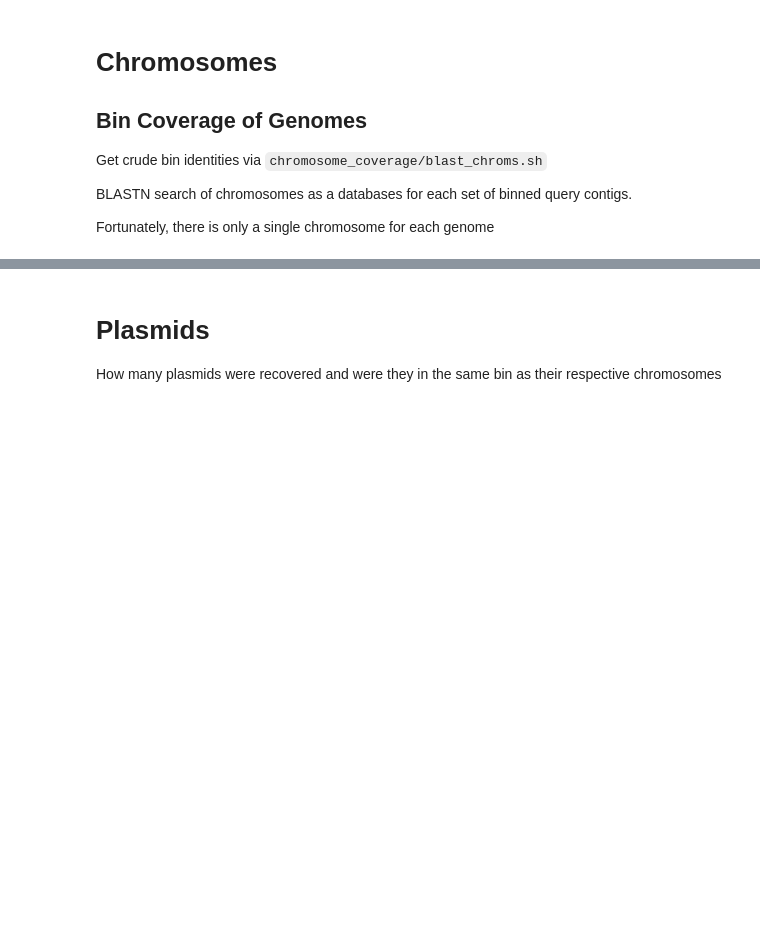
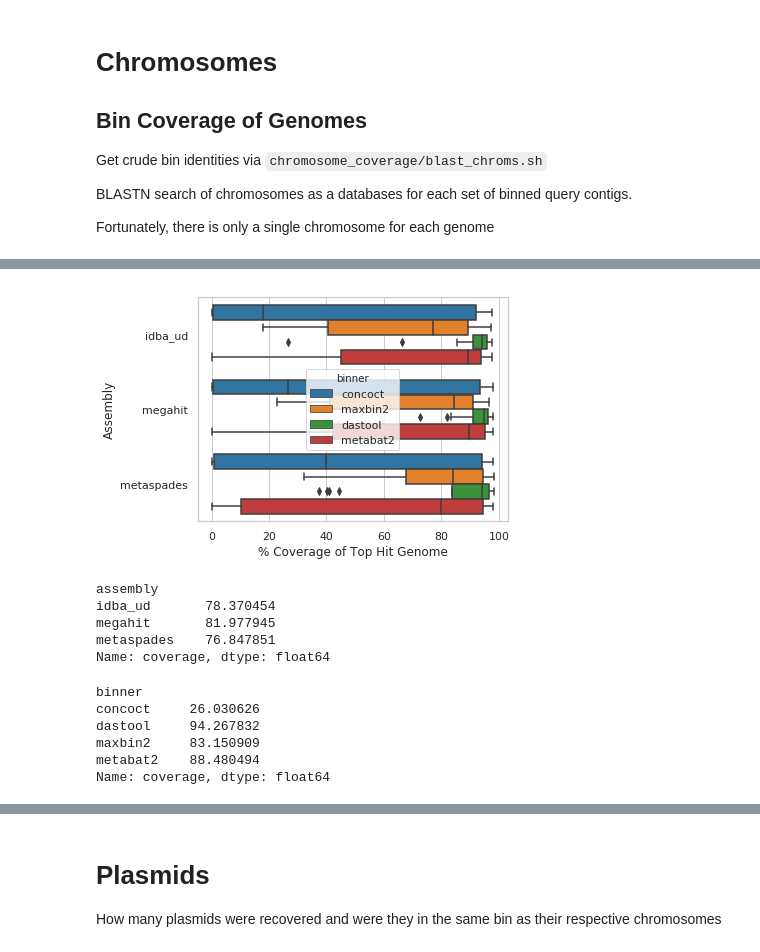
Before and after one commit to fmaguire/MAG_gi_plasmid_analysis, a Jupyter notebook: mag_assessment/assessment.ipynb, the cells around one changed output, grey strips where cells are left out. Cells and saved outputs as stored; diff of their text form; code cells hidden in the pictures; blank space fills up the shorter version.

```diff
--- a/mag_assessment/assessment.ipynb
+++ b/mag_assessment/assessment.ipynb
@@ -104,0 +143,27 @@ sns.catplot(kind = 'bar', data = binned_cov, col='bin', col_wrap=2, x='genome_pr
+# %%
+sns.boxplot(data = top_hits_per_bin, hue_order = ['concoct', 'maxbin2', 'dastool', 'metabat2'], y='assembly', hue='binner', x='coverage')
+plt.xlabel('% Coverage of Top Hit Genome')
+plt.ylabel('Assembly')
+plt.tight_layout()
+plt.savefig('1a_top_coverage.pdf')
+plt.savefig('1a_top_coverage.png')
+plt.savefig('1a_top_coverage.svg')
+# %% [output]
+[figure, added]
+# %%
+top_hits_per_bin.groupby('assembly')['coverage'].median()
+# %% [output]
+assembly
+idba_ud       78.370454
+megahit       81.977945
+metaspades    76.847851
+Name: coverage, dtype: float64
+# %%
+top_hits_per_bin.groupby('binner')['coverage'].median()
+# %% [output]
+binner
+concoct     26.030626
+dastool     94.267832
+maxbin2     83.150909
+metabat2    88.480494
+Name: coverage, dtype: float64
```
Also changed, not shown: parts of 41 cells of this notebook, 8 other files.
